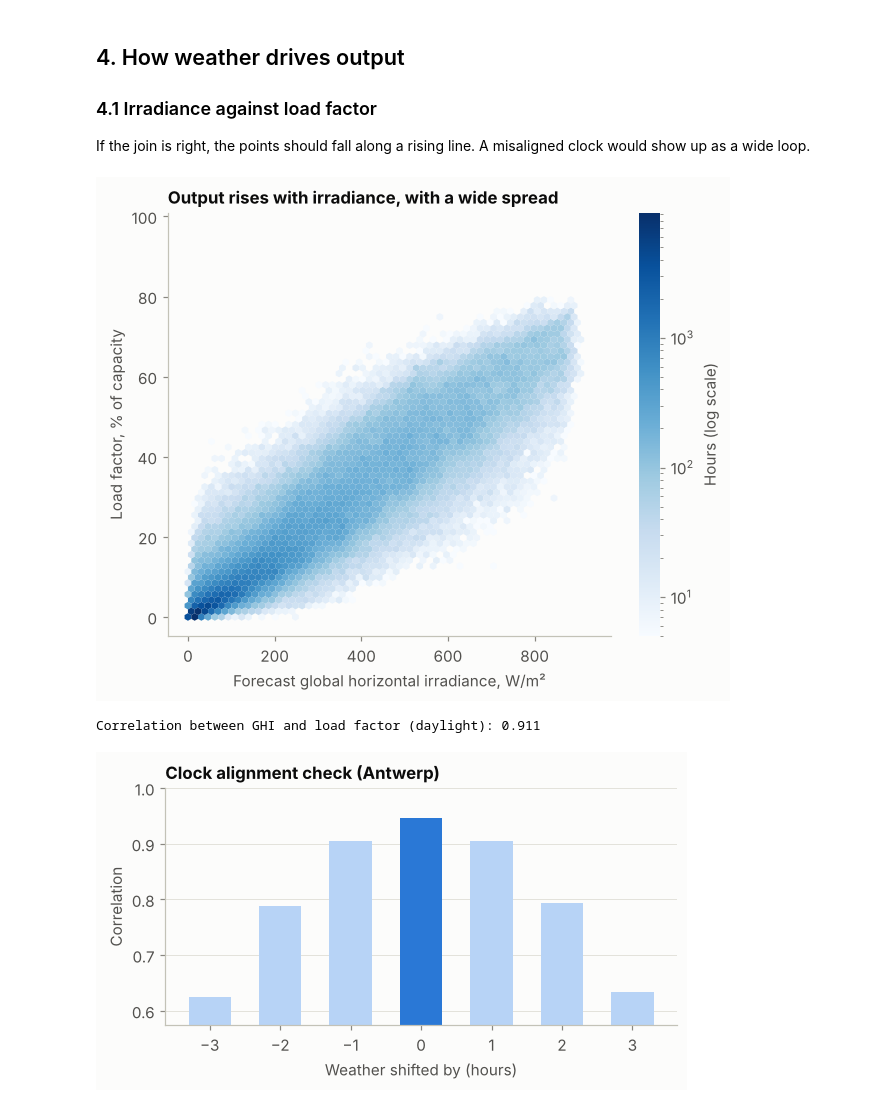
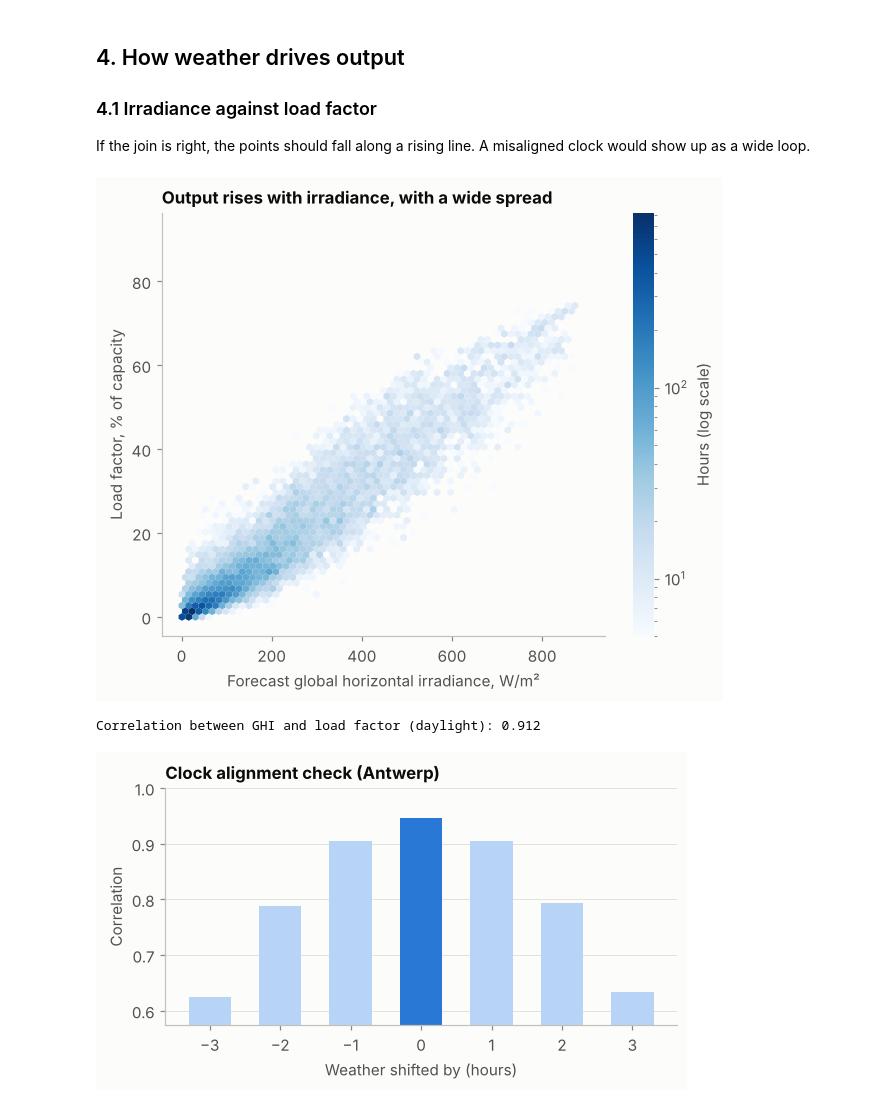
Before and after one commit to piyush-bhatti/Machine-Learning-Project, a Jupyter notebook: analyse_solar_weather.ipynb, the cells around one changed output. Drawn from its saved outputs; the diff is of its cells as text; code cells hidden in the pictures.

```diff
--- a/analyse_solar_weather.ipynb
+++ b/analyse_solar_weather.ipynb
@@ -50,15 +51,14 @@ Three choices are made here:
 - **UTC.** Elia publishes in Belgian local time. Weather data is in UTC, so we convert before joining.
 - **Hourly.** Weather is hourly, so the 15 minute values are averaged to hours. Open-Meteo's radiation at hour *T* is the average over the hour ending at *T*, so each Elia hour is labelled with its end time to match.
 # %%
-AGGREGATES = ["Belgium", "Flanders", "Wallonia"]
 cols = ["datetime", "region", "measured", "dayahead11hforecast", "dayahead11hconfidence10",
         "dayahead11hconfidence90", "mostrecentforecast", "monitoredcapacity"]
 
 elia15 = pd.read_parquet(ELIA_FILE, columns=cols)
-elia15 = elia15[~elia15["region"].isin(AGGREGATES)].copy()
-elia15["datetime_utc"] = pd.to_datetime(elia15["datetime"], utc=True)
+elia15 = elia15[elia15["region"] == PROVINCE].copy()
+elia15["datetime"] = pd.to_datetime(elia15["datetime"], utc=True)
 
 print(f"15-min rows: {len(elia15):,}")
-print(f"Period: {elia15['datetime_utc'].min()}  to  {elia15['datetime_utc'].max()}")
-print(f"Areas: {sorted(elia15['region'].unique())}")
+print(f"Period: {elia15['datetime'].min()}  to  {elia15['datetime'].max()}")
+print(f"Area: {PROVINCE}")
 # %% [output]
@@ -87,7 +87,7 @@ missing
 # Average to hourly. An hour is kept only if all four 15-min values are present.
 value_cols = ["measured", "dayahead11hforecast", "dayahead11hconfidence10",
               "dayahead11hconfidence90", "mostrecentforecast", "monitoredcapacity"]
-grouped = (elia15.set_index("datetime_utc").groupby("region")[value_cols]
+grouped = (elia15.set_index("datetime").groupby("region")[value_cols]
            .resample("1h", label="right", closed="left"))
 elia = grouped.mean()
 elia = elia[grouped["measured"].count() == 4].reset_index()
@@ -143,11 +143,12 @@ Variables, one row per area per hour (UTC):
 # %%
 wx = pd.read_parquet(WEATHER_FILE)
-wx_cols = [c for c in wx.columns if c not in ("datetime_utc", "region", "latitude", "longitude")]
+wx = wx[wx["region"] == PROVINCE].reset_index(drop=True)
+wx_cols = [c for c in wx.columns if c not in ("time", "region", "latitude", "longitude")]
 
-print(f"Rows: {len(wx):,}   Areas: {wx['region'].nunique()}")
-print(f"Period: {wx['datetime_utc'].min()}  to  {wx['datetime_utc'].max()}")
-print(f"Duplicate (area, hour) rows: {wx.duplicated(['region', 'datetime_utc']).sum()}")
-expected = int((wx['datetime_utc'].max() - wx['datetime_utc'].min()) / pd.Timedelta('1h')) + 1
+print(f"Rows: {len(wx):,}   Area: {PROVINCE}")
+print(f"Period: {wx['time'].min()}  to  {wx['time'].max()}")
+print(f"Duplicate (area, hour) rows: {wx.duplicated(['region', 'time']).sum()}")
+expected = int((wx['time'].max() - wx['time'].min()) / pd.Timedelta('1h')) + 1
 print(f"Hours per area: expected {expected:,}, found {wx.groupby('region').size().min():,} "
       f"to {wx.groupby('region').size().max():,}")
 wx[wx_cols].describe().T[["count", "mean", "min", "max"]]
@@ -200,14 +207,14 @@ Cloud cover outside 0 to 100: 0
 
 An inner join on area and hour. Rows with a missing target or missing irradiance are dropped.
 # %%
-df = elia.merge(wx, on=["region", "datetime_utc"], how="inner")
+df = elia.merge(wx, left_on=["region", "datetime"], right_on=["region", "time"], how="inner").drop(columns="time")
 before = len(df)
-df = df.dropna(subset=["lf", "ghi_wm2"]).sort_values(["region", "datetime_utc"]).reset_index(drop=True)
-df["year"] = df["datetime_utc"].dt.year
-df["daylight"] = (df["ghi_wm2"] > 5) | (df["lf"] > 0.005)
+df = df.dropna(subset=["lf", "shortwave_radiation"]).sort_values(["region", "datetime"]).reset_index(drop=True)
+df["year"] = df["datetime"].dt.year
+df["daylight"] = (df["shortwave_radiation"] > 5) | (df["lf"] > 0.005)
 
 print(f"Joined rows: {before:,}   after dropping missing: {len(df):,}")
-print(f"Period: {df['datetime_utc'].min()}  to  {df['datetime_utc'].max()}")
+print(f"Period: {df['datetime'].min()}  to  {df['datetime'].max()}")
 print(f"Daylight rows: {df['daylight'].sum():,}")
 df.groupby("year").agg(rows=("lf", "size"), daylight_rows=("daylight", "sum"),
                        mean_load_factor_pct=("lf", lambda s: s.mean() * 100))
@@ -264,17 +265,17 @@ If the join is right, the points should fall along a rising line. A misaligned c
 # %%
 day = df[df["daylight"]]
 fig, ax = plt.subplots(figsize=(6.5, 5))
-hb = ax.hexbin(day["ghi_wm2"], day["lf"] * 100, gridsize=60, cmap="Blues", mincnt=5, bins="log", linewidths=0)
+hb = ax.hexbin(day["shortwave_radiation"], day["lf"] * 100, gridsize=60, cmap="Blues", mincnt=5, bins="log", linewidths=0)
 ax.set_xlabel("Forecast global horizontal irradiance, W/m²")
 ax.set_ylabel("Load factor, % of capacity")
 ax.set_title("Output rises with irradiance, with a wide spread")
 ax.grid(False)
 cb = fig.colorbar(hb, ax=ax); cb.set_label("Hours (log scale)"); cb.outline.set_visible(False)
 plt.show()
-print(f"Correlation between GHI and load factor (daylight): {day['ghi_wm2'].corr(day['lf']):.3f}")
+print(f"Correlation between GHI and load factor (daylight): {day['shortwave_radiation'].corr(day['lf']):.3f}")
 # %% [output]
-[figure, old version]
+[figure, new version]
-Correlation between GHI and load factor (daylight): 0.911
+Correlation between GHI and load factor (daylight): 0.912
 # %%
 # Alignment test: shift the weather by a few hours and see where correlation peaks.
 # It should peak at a shift of 0. A peak elsewhere means a time zone or labelling error.
```
Also changed, not shown: parts of 21 cells of this notebook, 14 other files.
